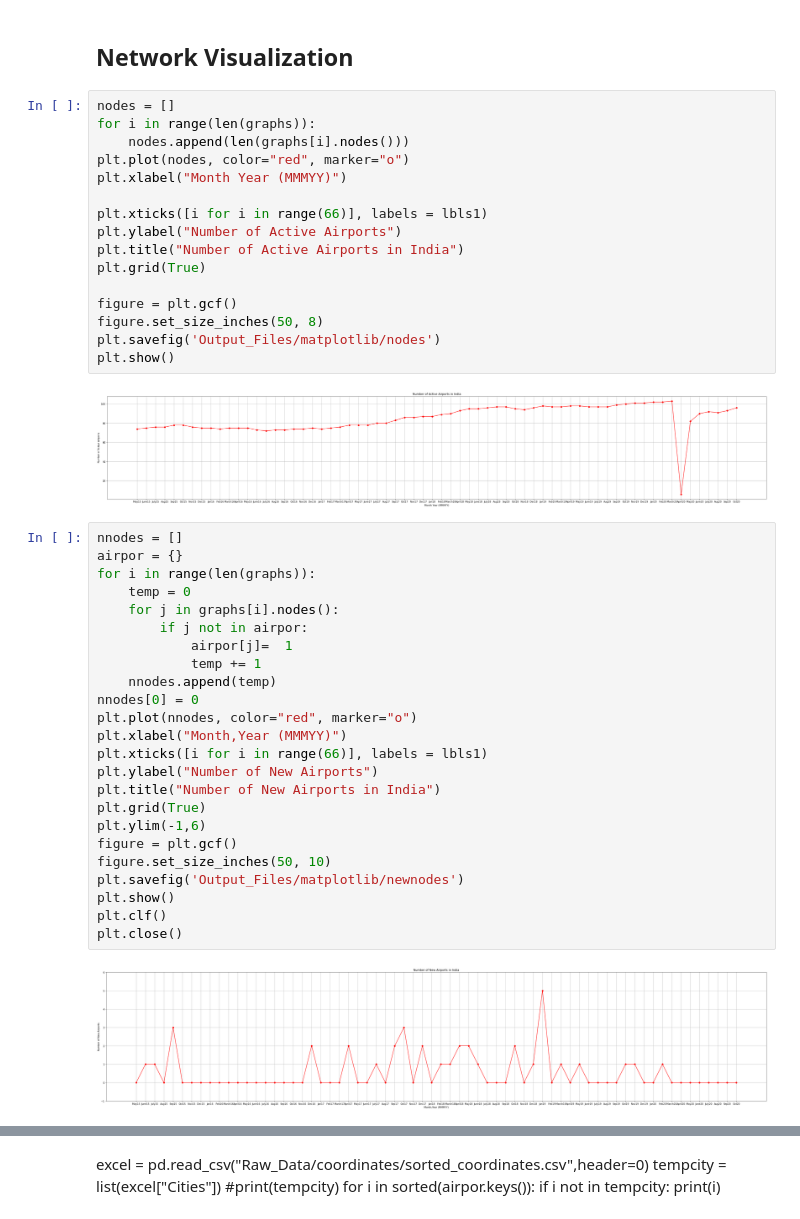
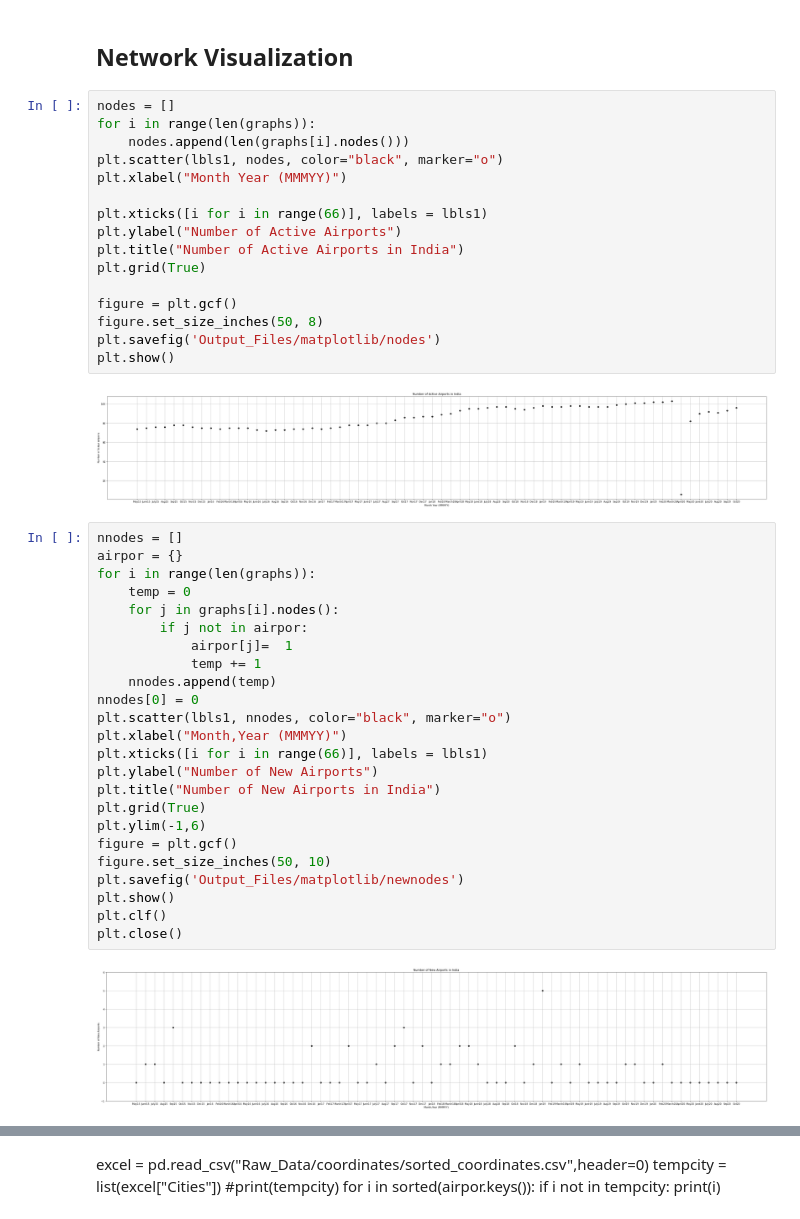
Before and after one commit to mbasil09/Analysis-of-Transport-Network, a Jupyter notebook: Script.ipynb, the cells around one changed output, grey strips where cells are left out. Drawn from its saved outputs; the diff is of its cells as text.

```diff
--- a/Script.ipynb
+++ b/Script.ipynb
@@ -170,7 +170,7 @@ for i in range(len(lbls)):
 nodes = []
 for i in range(len(graphs)):
     nodes.append(len(graphs[i].nodes()))
-plt.plot(nodes, color="red", marker="o")
+plt.scatter(lbls1, nodes, color="black", marker="o")
 plt.xlabel("Month Year (MMMYY)")
 
 plt.xticks([i for i in range(66)], labels = lbls1)
@@ -183,33 +183,33 @@ figure.set_size_inches(50, 8)
 plt.savefig('Output_Files/matplotlib/nodes')
 plt.show()
 # %% [output]
-[figure, old version]
+[figure, new version]
 # %%
 nnodes = []
 airpor = {}
 for i in range(len(graphs)):
     temp = 0
     for j in graphs[i].nodes():
         if j not in airpor:
             airpor[j]=  1
             temp += 1
     nnodes.append(temp)
 nnodes[0] = 0
-plt.plot(nnodes, color="red", marker="o")
+plt.scatter(lbls1, nnodes, color="black", marker="o")
 plt.xlabel("Month,Year (MMMYY)")
 plt.xticks([i for i in range(66)], labels = lbls1)
 plt.ylabel("Number of New Airports")
 plt.title("Number of New Airports in India")
 plt.grid(True)
 plt.ylim(-1,6)
 figure = plt.gcf()
 figure.set_size_inches(50, 10)
 plt.savefig('Output_Files/matplotlib/newnodes')
 plt.show()
 plt.clf()
 plt.close()
 # %% [output]
-[figure, old version]
+[figure, new version]
 # %%
 edges = []
 for i in range(len(graphs)):
```
Also changed, not shown: parts of 5 cells of this notebook.
